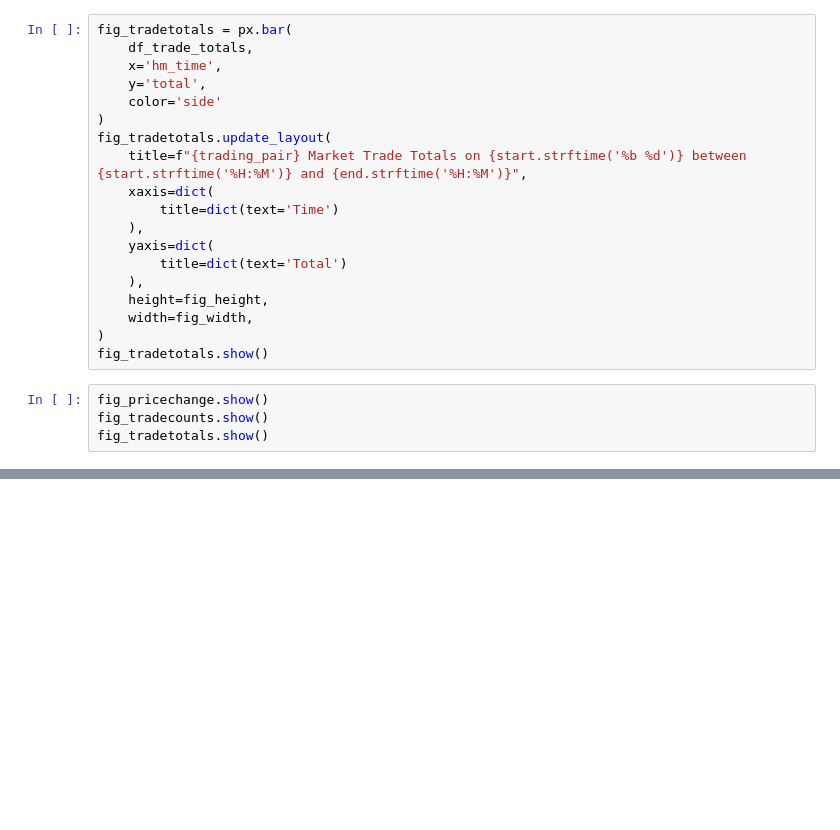
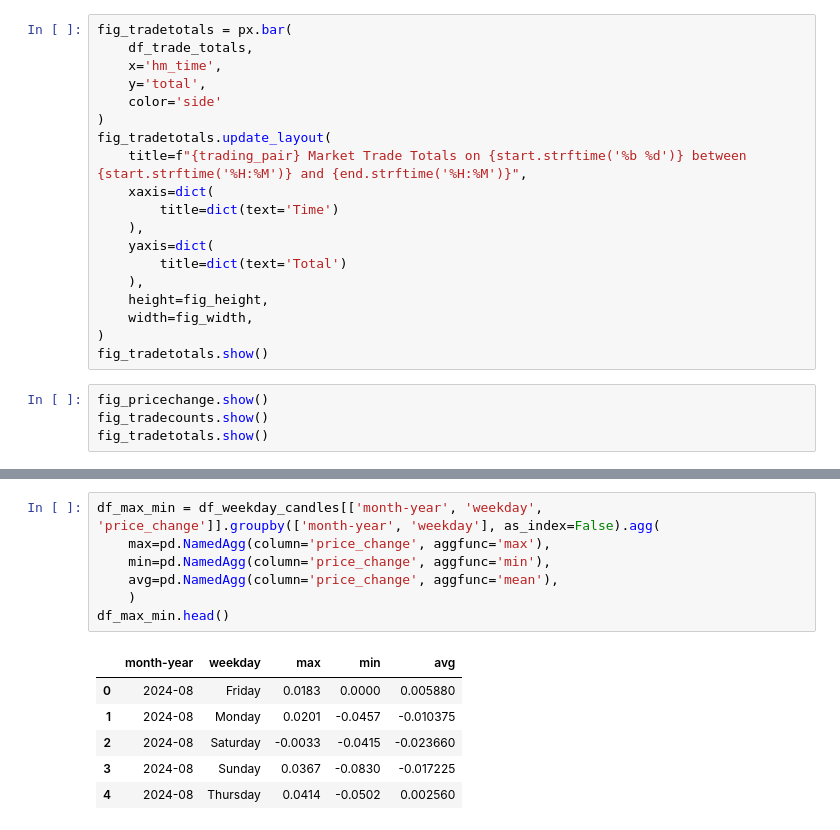
Before and after one commit to ja-perez/MyWoW, a Jupyter notebook: analysis.ipynb, the cells around one changed output, grey strips where cells are left out. Saved outputs shown, nothing was run; the diff lists cells and outputs as text; blank space fills up the shorter version.

```diff
--- a/analysis.ipynb
+++ b/analysis.ipynb
@@ -214,0 +377,14 @@ fig_tradetotals.show()
+# %%
+df_max_min = df_weekday_candles[['month-year', 'weekday', 'price_change']].groupby(['month-year', 'weekday'], as_index=False).agg(
+    max=pd.NamedAgg(column='price_change', aggfunc='max'),
+    min=pd.NamedAgg(column='price_change', aggfunc='min'),
+    avg=pd.NamedAgg(column='price_change', aggfunc='mean'),
+    )
+df_max_min.head()
+# %% [output]
+|  | month-year | weekday | max | min | avg |
+| 0 | 2024-08 | Friday | 0.0183 | 0.0000 | 0.005880 |
+| 1 | 2024-08 | Monday | 0.0201 | -0.0457 | -0.010375 |
+| 2 | 2024-08 | Saturday | -0.0033 | -0.0415 | -0.023660 |
+| 3 | 2024-08 | Sunday | 0.0367 | -0.0830 | -0.017225 |
+| 4 | 2024-08 | Thursday | 0.0414 | -0.0502 | 0.002560 |
```
Also changed, not shown: parts of 14 cells of this notebook.
